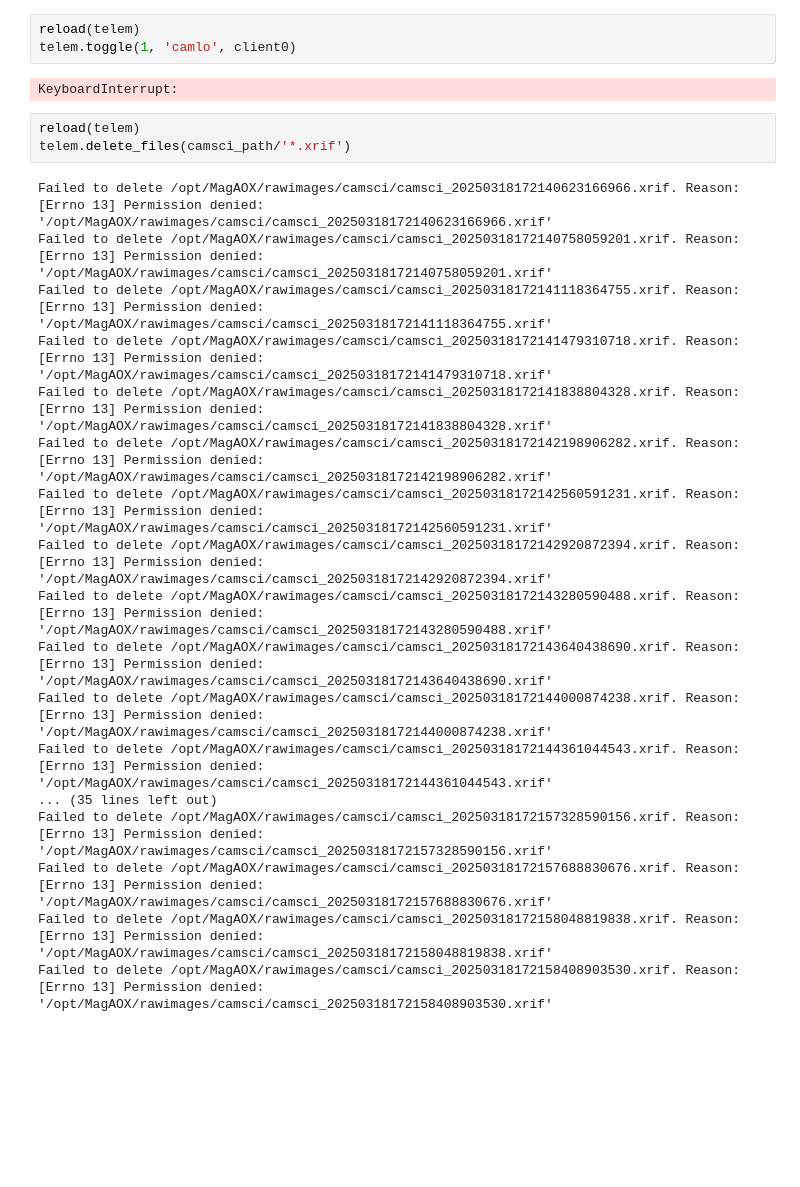
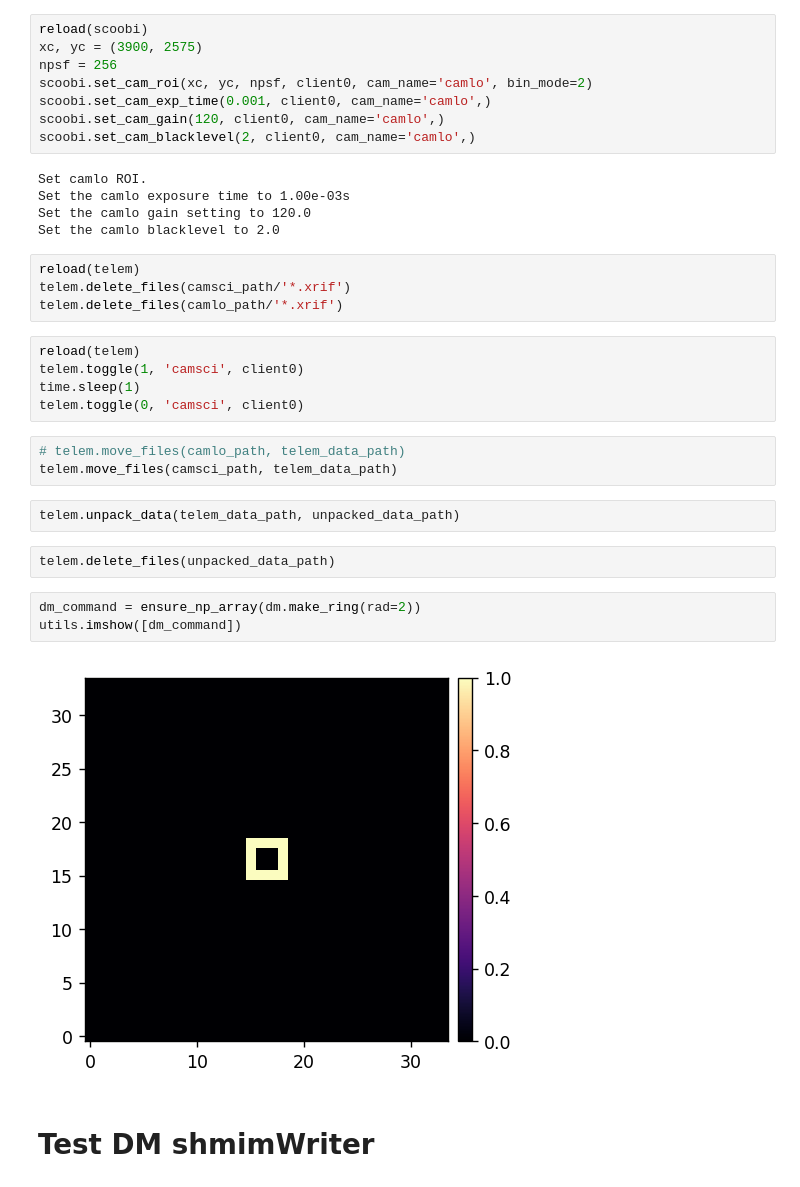
Before and after one commit to kian1377/scoob-llowfsc, a Jupyter notebook: exp-notebooks/test_telem_functions.ipynb, the cells around one changed output. Cells and saved outputs as stored; diff of their text form; blank space fills up the shorter version.

```diff
--- a/exp-notebooks/test_telem_functions.ipynb
+++ b/exp-notebooks/test_telem_functions.ipynb
@@ -45,26 +88,36 @@ dm03_path = Path('/opt/MagAOX/rawimages/dm00disp03/')
+# %%
+reload(scoobi)
+xc, yc = (3900, 2575)
+npsf = 256
+scoobi.set_cam_roi(xc, yc, npsf, client0, cam_name='camlo', bin_mode=2)
+scoobi.set_cam_exp_time(0.001, client0, cam_name='camlo',)
+scoobi.set_cam_gain(120, client0, cam_name='camlo',)
+scoobi.set_cam_blacklevel(2, client0, cam_name='camlo',)
+# %% [output]
+Set camlo ROI.
+Set the camlo exposure time to 1.00e-03s
+Set the camlo gain setting to 120.0
+Set the camlo blacklevel to 2.0
+# %%
+reload(telem)
+telem.delete_files(camsci_path/'*.xrif')
+telem.delete_files(camlo_path/'*.xrif')
 # %%
 reload(telem)
-telem.toggle(1, 'camlo', client0)
+telem.toggle(1, 'camsci', client0)
+time.sleep(1)
+telem.toggle(0, 'camsci', client0)
-# %% [output]
-KeyboardInterrupt:
-# %%
-reload(telem)
-telem.delete_files(camsci_path/'*.xrif')
-# %% [output]
-Failed to delete /opt/MagAOX/rawimages/camsci/camsci_20250318172140623166966.xrif. Reason: [Errno 13] Permission denied: '/opt/MagAOX/rawimages/camsci/camsci_20250318172140623166966.xrif'
-Failed to delete /opt/MagAOX/rawimages/camsci/camsci_20250318172140758059201.xrif. Reason: [Errno 13] Permission denied: '/opt/MagAOX/rawimages/camsci/camsci_20250318172140758059201.xrif'
-Failed to delete /opt/MagAOX/rawimages/camsci/camsci_20250318172141118364755.xrif. Reason: [Errno 13] Permission denied: '/opt/MagAOX/rawimages/camsci/camsci_20250318172141118364755.xrif'
-Failed to delete /opt/MagAOX/rawimages/camsci/camsci_20250318172141479310718.xrif. Reason: [Errno 13] Permission denied: '/opt/MagAOX/rawimages/camsci/camsci_20250318172141479310718.xrif'
-Failed to delete /opt/MagAOX/rawimages/camsci/camsci_20250318172141838804328.xrif. Reason: [Errno 13] Permission denied: '/opt/MagAOX/rawimages/camsci/camsci_20250318172141838804328.xrif'
-Failed to delete /opt/MagAOX/rawimages/camsci/camsci_20250318172142198906282.xrif. Reason: [Errno 13] Permission denied: '/opt/MagAOX/rawimages/camsci/camsci_20250318172142198906282.xrif'
-Failed to delete /opt/MagAOX/rawimages/camsci/camsci_20250318172142560591231.xrif. Reason: [Errno 13] Permission denied: '/opt/MagAOX/rawimages/camsci/camsci_20250318172142560591231.xrif'
-Failed to delete /opt/MagAOX/rawimages/camsci/camsci_20250318172142920872394.xrif. Reason: [Errno 13] Permission denied: '/opt/MagAOX/rawimages/camsci/camsci_20250318172142920872394.xrif'
-Failed to delete /opt/MagAOX/rawimages/camsci/camsci_20250318172143280590488.xrif. Reason: [Errno 13] Permission denied: '/opt/MagAOX/rawimages/camsci/camsci_20250318172143280590488.xrif'
-Failed to delete /opt/MagAOX/rawimages/camsci/camsci_20250318172143640438690.xrif. Reason: [Errno 13] Permission denied: '/opt/MagAOX/rawimages/camsci/camsci_20250318172143640438690.xrif'
-Failed to delete /opt/MagAOX/rawimages/camsci/camsci_20250318172144000874238.xrif. Reason: [Errno 13] Permission denied: '/opt/MagAOX/rawimages/camsci/camsci_20250318172144000874238.xrif'
-Failed to delete /opt/MagAOX/rawimages/camsci/camsci_20250318172144361044543.xrif. Reason: [Errno 13] Permission denied: '/opt/MagAOX/rawimages/camsci/camsci_20250318172144361044543.xrif'
-... (35 lines left out)
-Failed to delete /opt/MagAOX/rawimages/camsci/camsci_20250318172157328590156.xrif. Reason: [Errno 13] Permission denied: '/opt/MagAOX/rawimages/camsci/camsci_20250318172157328590156.xrif'
-Failed to delete /opt/MagAOX/rawimages/camsci/camsci_20250318172157688830676.xrif. Reason: [Errno 13] Permission denied: '/opt/MagAOX/rawimages/camsci/camsci_20250318172157688830676.xrif'
-Failed to delete /opt/MagAOX/rawimages/camsci/camsci_20250318172158048819838.xrif. Reason: [Errno 13] Permission denied: '/opt/MagAOX/rawimages/camsci/camsci_20250318172158048819838.xrif'
-Failed to delete /opt/MagAOX/rawimages/camsci/camsci_20250318172158408903530.xrif. Reason: [Errno 13] Permission denied: '/opt/MagAOX/rawimages/camsci/camsci_20250318172158408903530.xrif'
+# %%
+# telem.move_files(camlo_path, telem_data_path)
+telem.move_files(camsci_path, telem_data_path)
+# %%
+telem.unpack_data(telem_data_path, unpacked_data_path)
+# %%
+telem.delete_files(unpacked_data_path)
+# %%
+dm_command = ensure_np_array(dm.make_ring(rad=2))
+utils.imshow([dm_command])
+# %% [output]
+[figure, added]
+# %% [markdown]
+# Test DM shmimWriter
```
Also changed, not shown: parts of 8 cells of this notebook, 1 other file.
